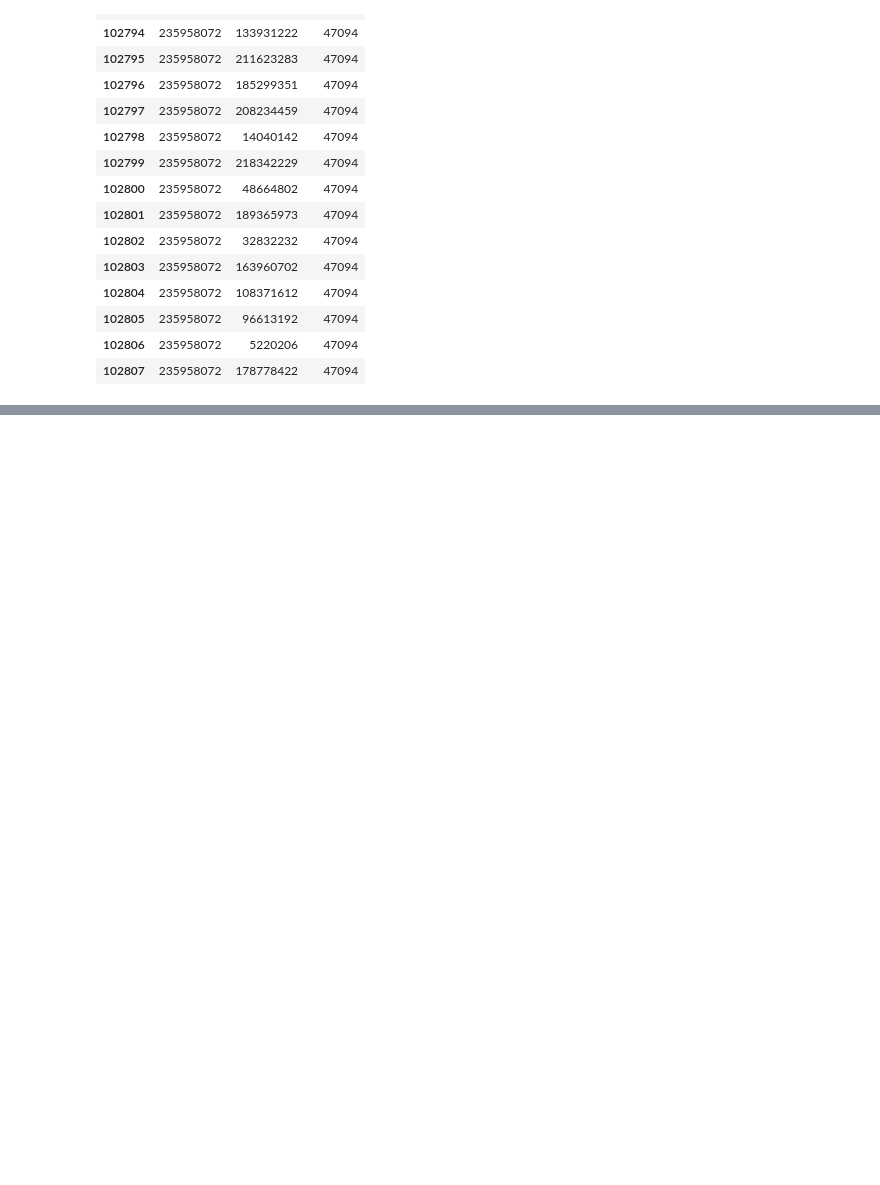
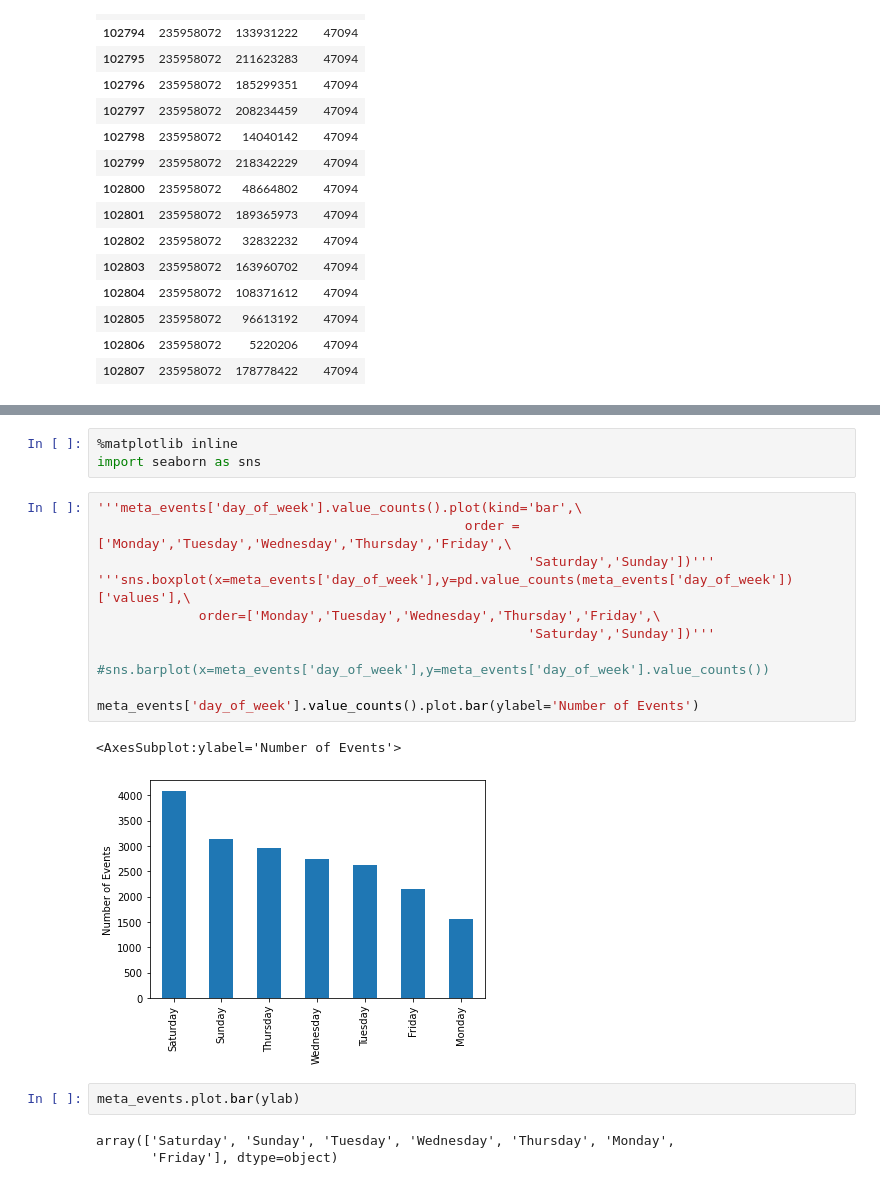
Before and after one commit to jamesreno2/python_project_eda, a Jupyter notebook: Python_project_eda.ipynb, the cells around one changed output, grey strips where cells are left out. Saved outputs shown, nothing was run; the diff lists cells and outputs as text; blank space fills up the shorter version.

```diff
--- a/Python_project_eda.ipynb
+++ b/Python_project_eda.ipynb
@@ -379,0 +394,22 @@ dtype: object
+# %%
+%matplotlib inline
+import seaborn as sns
+# %%
+'''meta_events['day_of_week'].value_counts().plot(kind='bar',\
+                                               order = ['Monday','Tuesday','Wednesday','Thursday','Friday',\
+                                                       'Saturday','Sunday'])'''
+'''sns.boxplot(x=meta_events['day_of_week'],y=pd.value_counts(meta_events['day_of_week'])['values'],\
+             order=['Monday','Tuesday','Wednesday','Thursday','Friday',\
+                                                       'Saturday','Sunday'])'''
+
+#sns.barplot(x=meta_events['day_of_week'],y=meta_events['day_of_week'].value_counts())
+
+meta_events['day_of_week'].value_counts().plot.bar(ylabel='Number of Events')
+# %% [output]
+<AxesSubplot:ylabel='Number of Events'>
+[figure, added]
+# %%
+meta_events.plot.bar(ylab)
+# %% [output]
+array(['Saturday', 'Sunday', 'Tuesday', 'Wednesday', 'Thursday', 'Monday',
+       'Friday'], dtype=object)
```
Also changed, not shown: parts of 17 cells of this notebook.
